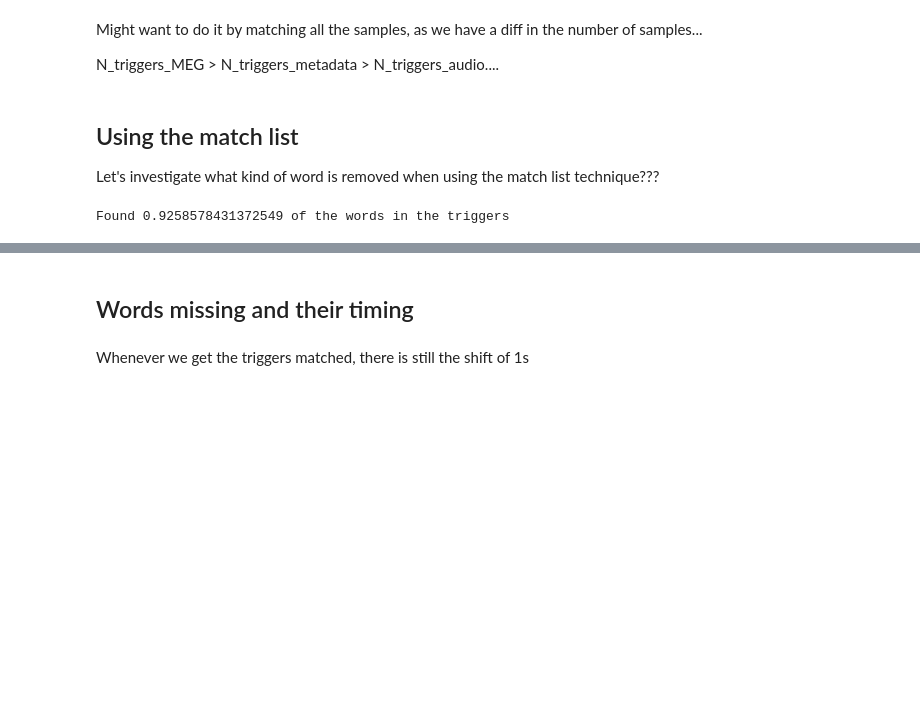
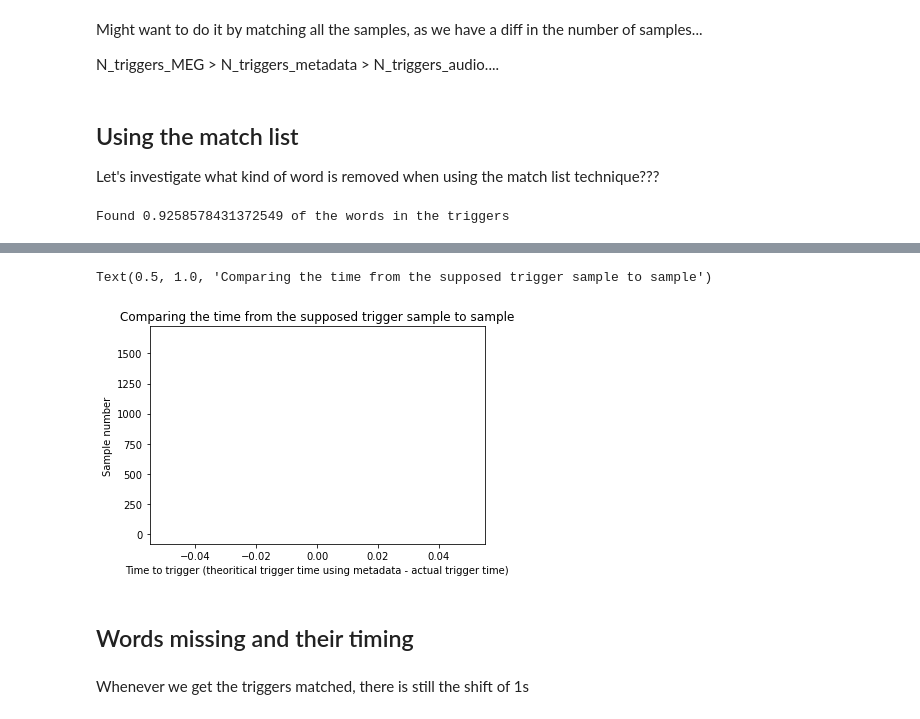
Before and after one commit to BelCorentin/neurospin-petit-prince, a Jupyter notebook: decoding/ntbk/debug_auditory.ipynb, the cells around one changed output, grey strips where cells are left out. Drawn from its saved outputs; the diff is of its cells as text; code cells hidden in the pictures; blank space fills up the shorter version.

```diff
--- a/decoding/ntbk/debug_auditory.ipynb
+++ b/decoding/ntbk/debug_auditory.ipynb
@@ -120,11 +137,12 @@ from utils import (
 
 
 modality = "auditory"
-subject = '6'
-run_id = "02"
+subject = '2'
+run_id = "01"
 # %%
 from pathlib import Path
-path = Path("/media/co/T7/workspace-LPP/data/MEG/LPP/PallierListen2023/download")
+#path = Path("/media/co/T7/workspace-LPP/data/MEG/LPP/PallierListen2023/download")
+path = get_path(modality)
 task_map = {"auditory": "listen", "visual": "read", "fmri": "listen"}
 task = task_map[modality]
 print(f"\n Epoching for run {run_id}, subject: {subject}\n")
@@ -142,7 +160,7 @@ raw = mne_bids.read_raw_bids(bids_path)
 triggers = mne.find_events(raw, stim_channel="STI101", shortest_event=1)
 
 raw.del_proj()  # To fix proj issues
-raw.pick_types(meg=True, stim=False)
+raw.pick_types(meg=True, stim=True, misc=True)
 raw.load_data()
 
 # Generate event_file path
@@ -340,3 +450,32 @@ Found 0.9258578431372549 of the words in the triggers
+# %%
+#  show matrix x=time from word-onset, y=single trial misc channel
+# Match the words for which we have a correct trigger / initial onset
+# Do the same as previous, but the triggers plotted will be matched with the metadata ones because there is a shift atm
+
+import matplotlib.pyplot as plt
+
+x_to_plot = []
+y_to_plot = []
+
+for ii, jj in zip(i, j):
+
+    # Get the matched triggers
+    true_word = word_triggers[ii][0] / raw.info['sfreq']
+
+    # Get the matched event
+    true_event = events_df.loc[jj].start
+
+    x_to_plot.append(true_word - true_event)
+    y_to_plot.append(i)
+
+plt.plot(x_to_plot[:], y_to_plot[:], 'r')
+#plt.plot(trigger_time, i, color='b')
+plt.xlabel("Time to trigger (theoritical trigger time using metadata - actual trigger time)")
+plt.ylabel("Sample number")
+plt.title("Comparing the time from the supposed trigger sample to sample")
+# %% [output]
+Text(0.5, 1.0, 'Comparing the time from the supposed trigger sample to sample')
+[figure, added]
 # %% [markdown]
 ## Words missing and their timing
 # %% [markdown]
```
Also changed, not shown: parts of 24 cells of this notebook.
